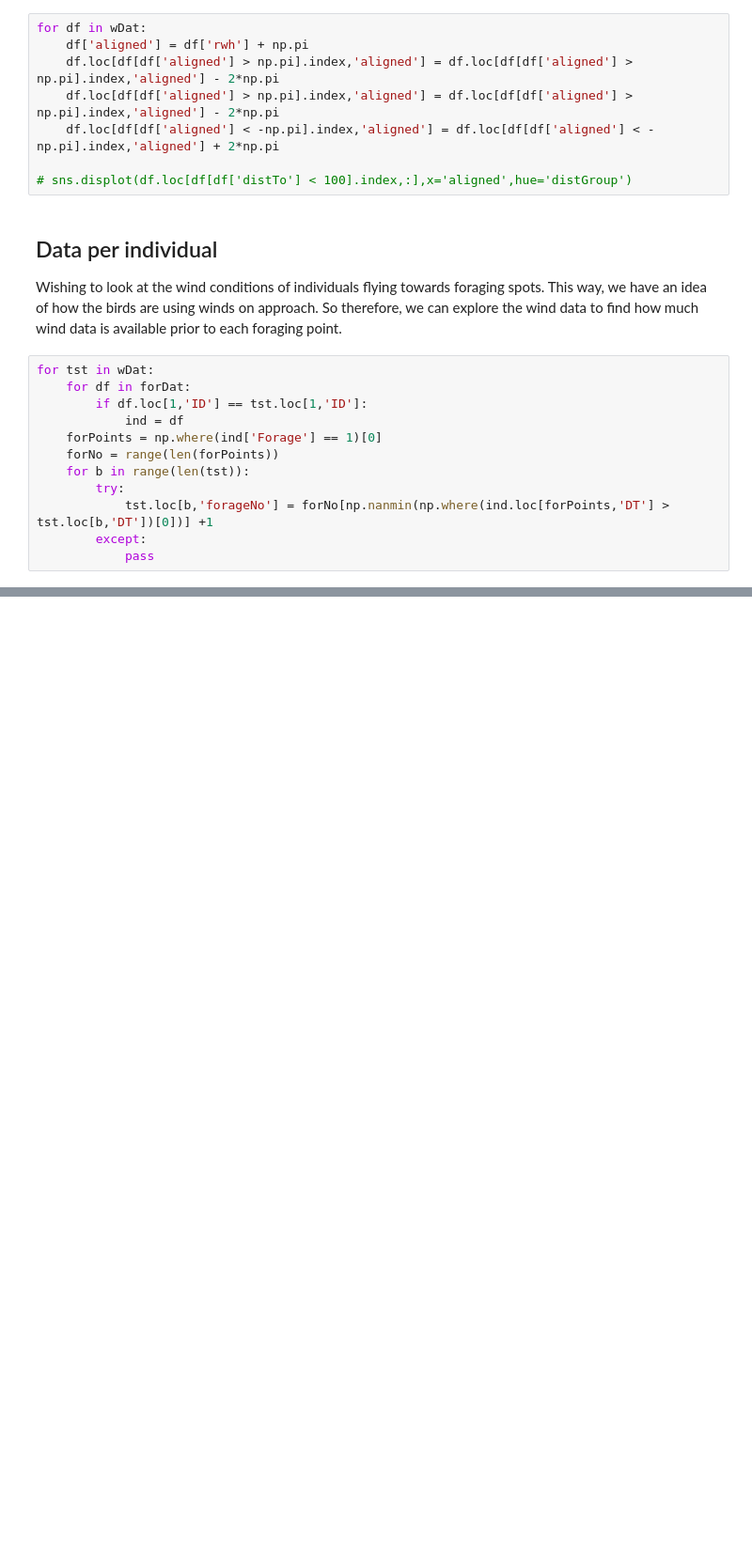
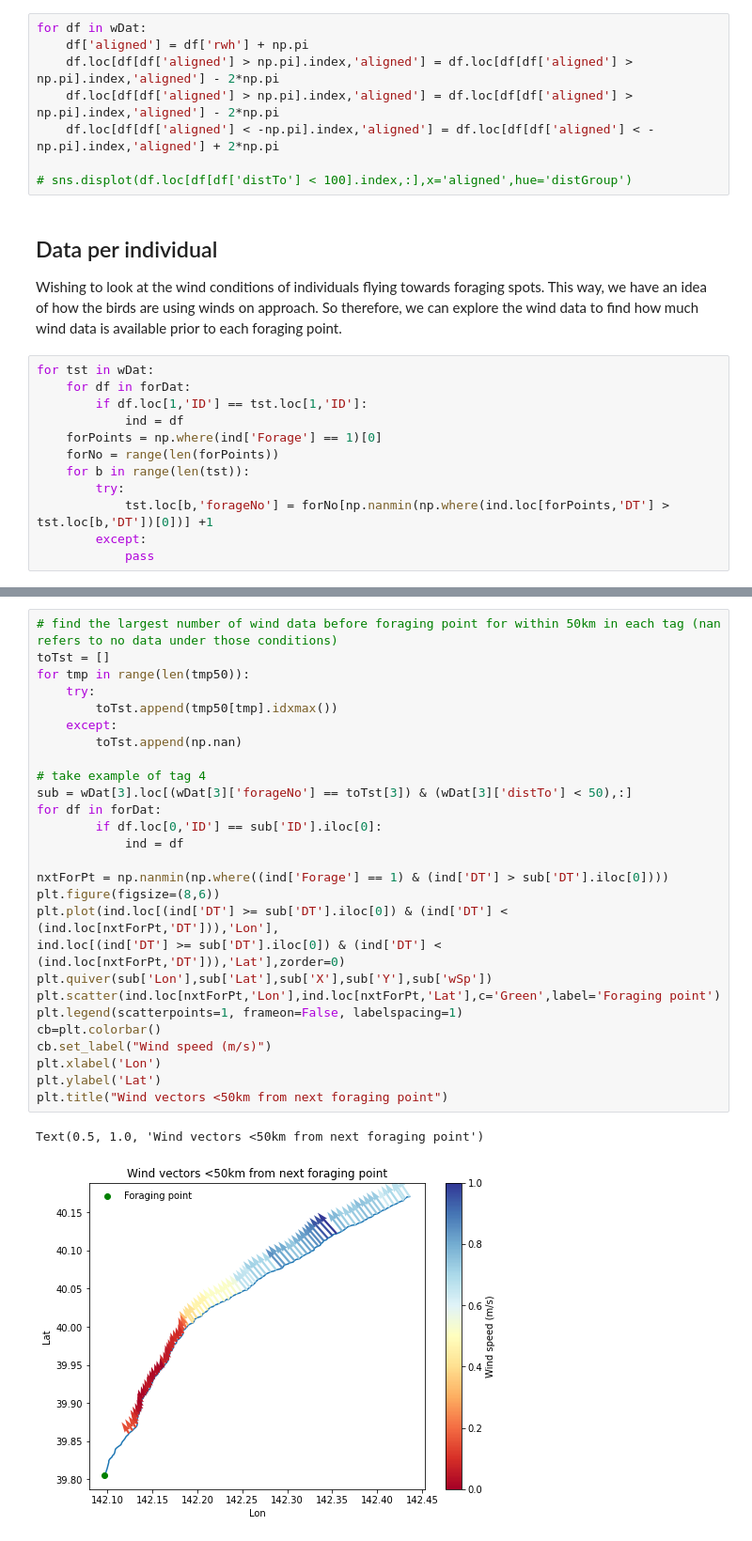
Before and after one commit to argrod/Olfactory, a Jupyter notebook: Python/WindAnalysis.ipynb, the cells around one changed output, grey strips where cells are left out. Shown: that part at 94% size. Cells and saved outputs as stored; diff of their text form; blank space fills up the shorter version.

Commit message:
Added in selection of <50 and <100km from next FP

```diff
--- a/Python/WindAnalysis.ipynb
+++ b/Python/WindAnalysis.ipynb
@@ -249,0 +180,30 @@ wDat
+# %%
+# find the largest number of wind data before foraging point for within 50km in each tag (nan refers to no data under those conditions)
+toTst = []
+for tmp in range(len(tmp50)):
+    try:
+        toTst.append(tmp50[tmp].idxmax())
+    except:
+        toTst.append(np.nan)
+
+# take example of tag 4
+sub = wDat[3].loc[(wDat[3]['forageNo'] == toTst[3]) & (wDat[3]['distTo'] < 50),:]
+for df in forDat:
+        if df.loc[0,'ID'] == sub['ID'].iloc[0]:
+            ind = df
+
+nxtForPt = np.nanmin(np.where((ind['Forage'] == 1) & (ind['DT'] > sub['DT'].iloc[0])))
+plt.figure(figsize=(8,6))
+plt.plot(ind.loc[(ind['DT'] >= sub['DT'].iloc[0]) & (ind['DT'] < (ind.loc[nxtForPt,'DT'])),'Lon'],
+ind.loc[(ind['DT'] >= sub['DT'].iloc[0]) & (ind['DT'] < (ind.loc[nxtForPt,'DT'])),'Lat'],zorder=0)
+plt.quiver(sub['Lon'],sub['Lat'],sub['X'],sub['Y'],sub['wSp'])
+plt.scatter(ind.loc[nxtForPt,'Lon'],ind.loc[nxtForPt,'Lat'],c='Green',label='Foraging point')
+plt.legend(scatterpoints=1, frameon=False, labelspacing=1)
+cb=plt.colorbar()
+cb.set_label("Wind speed (m/s)")
+plt.xlabel('Lon')
+plt.ylabel('Lat')
+plt.title("Wind vectors <50km from next foraging point")
+# %% [output]
+Text(0.5, 1.0, 'Wind vectors <50km from next foraging point')
+[figure, added]
```
Also changed, not shown: parts of 17 cells of this notebook.
